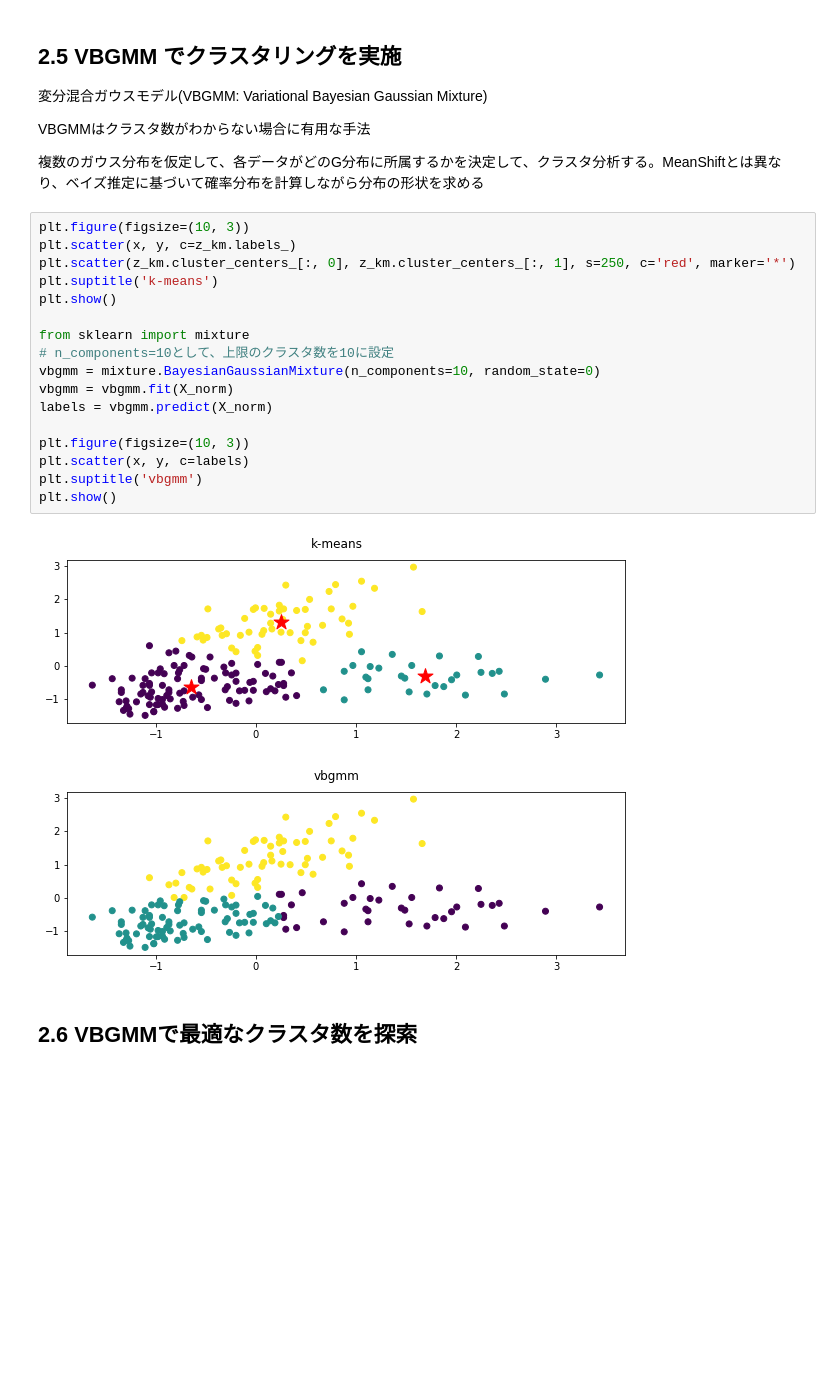
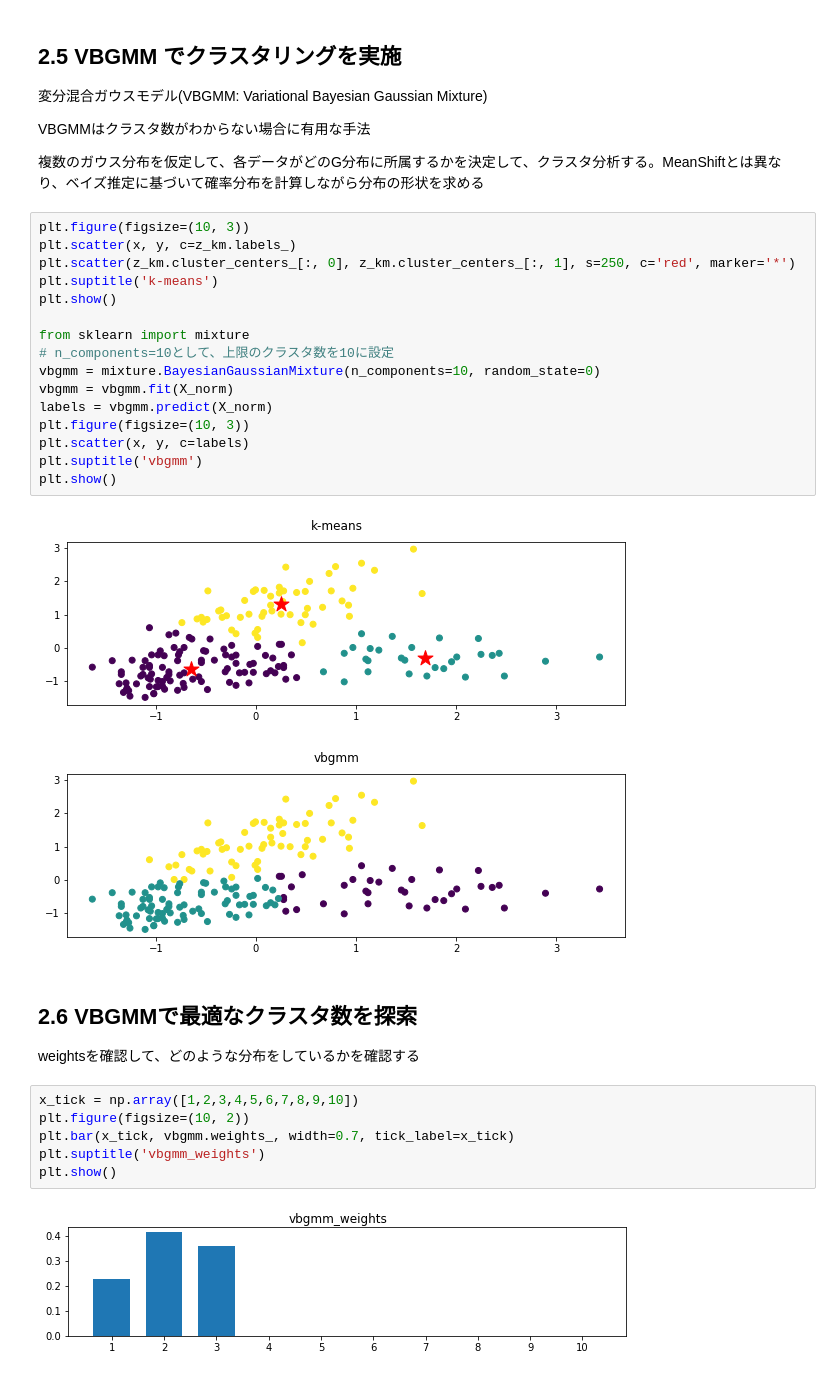
Before and after one commit to kackey0-1/ml_handson, a Jupyter notebook: ai_model_build_100/2_multiple_clusterings.ipynb, the cells around one changed output. Saved outputs shown, nothing was run; the diff lists cells and outputs as text; blank space fills up the shorter version.

```diff
--- a/ai_model_build_100/2_multiple_clusterings.ipynb
+++ b/ai_model_build_100/2_multiple_clusterings.ipynb
@@ -246,7 +246,6 @@ from sklearn import mixture
 vbgmm = mixture.BayesianGaussianMixture(n_components=10, random_state=0)
 vbgmm = vbgmm.fit(X_norm)
 labels = vbgmm.predict(X_norm)
-
 plt.figure(figsize=(10, 3))
 plt.scatter(x, y, c=labels)
 plt.suptitle('vbgmm')
@@ -256,3 +255,13 @@ plt.show()
 [figure]
 # %% [markdown]
 ## 2.6 VBGMMで最適なクラスタ数を探索
+
+weightsを確認して、どのような分布をしているかを確認する
+# %%
+x_tick = np.array([1,2,3,4,5,6,7,8,9,10])
+plt.figure(figsize=(10, 2))
+plt.bar(x_tick, vbgmm.weights_, width=0.7, tick_label=x_tick)
+plt.suptitle('vbgmm_weights')
+plt.show()
+# %% [output]
+[figure, added]
```
Also changed, not shown: parts of 17 cells of this notebook, 1 other file.
